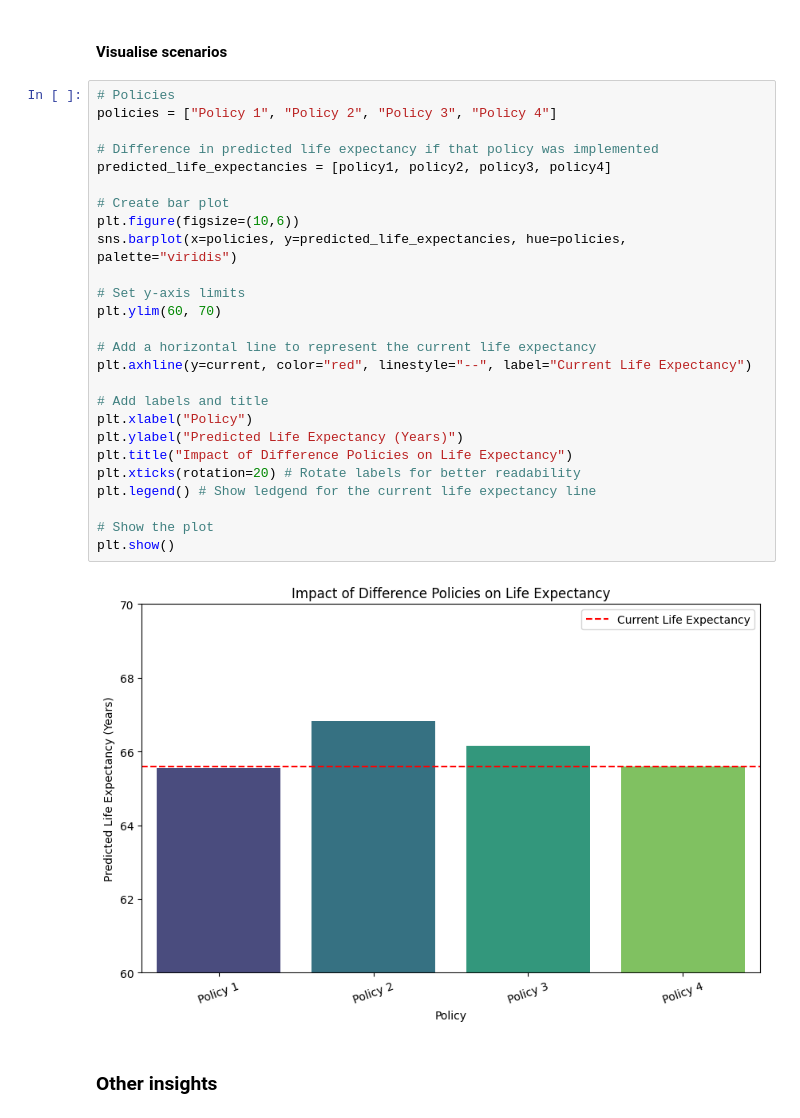
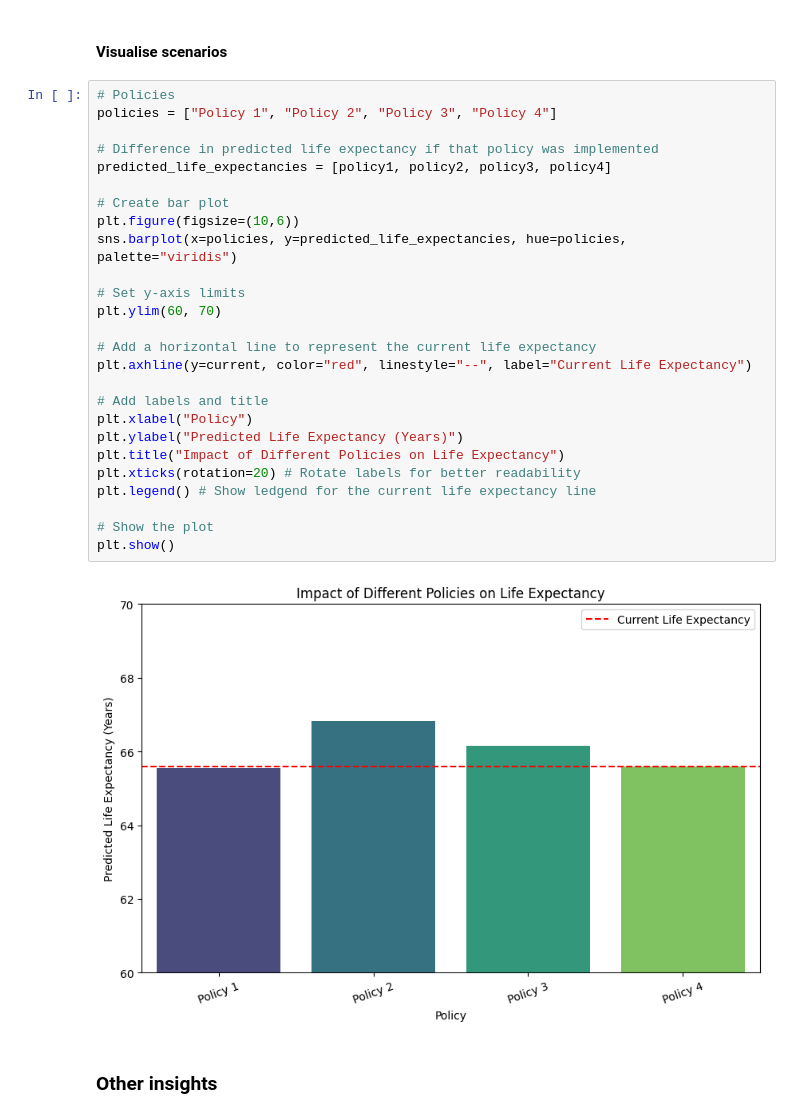
Before and after one commit to abigailwrightson/data-science-blog-post-project, a Jupyter notebook: life_expectancy_in_lower_middle_income_countries_final.ipynb, the cells around one changed output. Cells and saved outputs as stored; diff of their text form.

```diff
--- a/life_expectancy_in_lower_middle_income_countries_final.ipynb
+++ b/life_expectancy_in_lower_middle_income_countries_final.ipynb
@@ -459,31 +459,31 @@ policy4 = prediction(7.0, 40, 75, 76, "Eswatini", 2026)
 # %%
 # Policies
 policies = ["Policy 1", "Policy 2", "Policy 3", "Policy 4"]
 
 # Difference in predicted life expectancy if that policy was implemented
 predicted_life_expectancies = [policy1, policy2, policy3, policy4]
 
 # Create bar plot
 plt.figure(figsize=(10,6))
 sns.barplot(x=policies, y=predicted_life_expectancies, hue=policies, palette="viridis")
 
 # Set y-axis limits
 plt.ylim(60, 70)
 
 # Add a horizontal line to represent the current life expectancy
 plt.axhline(y=current, color="red", linestyle="--", label="Current Life Expectancy")
 
 # Add labels and title
 plt.xlabel("Policy")
 plt.ylabel("Predicted Life Expectancy (Years)")
-plt.title("Impact of Difference Policies on Life Expectancy")
+plt.title("Impact of Different Policies on Life Expectancy")
 plt.xticks(rotation=20) # Rotate labels for better readability
 plt.legend() # Show ledgend for the current life expectancy line
 
 # Show the plot
 plt.show()
 # %% [output]
-[figure, old version]
+[figure, new version]
 # %% [markdown]
 ### Other insights
 # %% [markdown]
```
